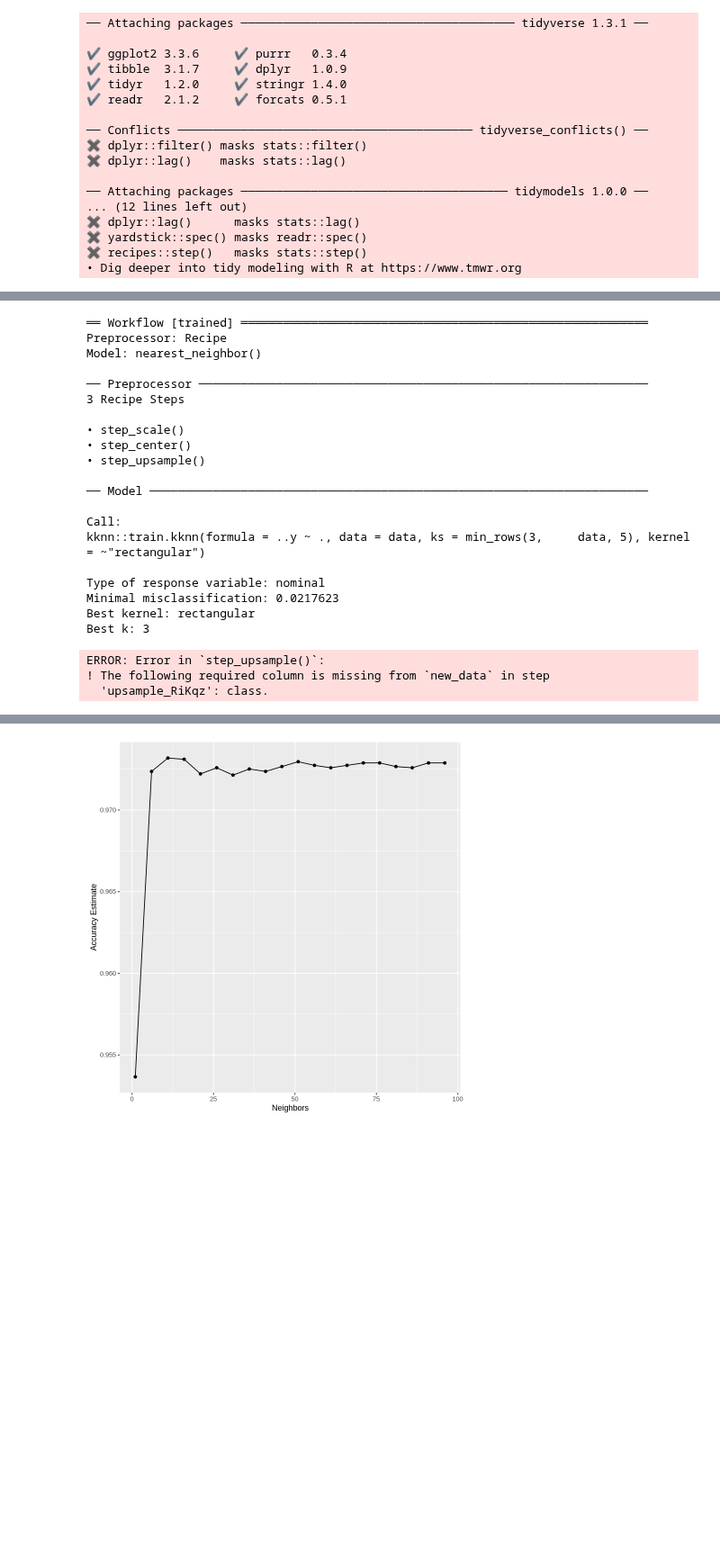
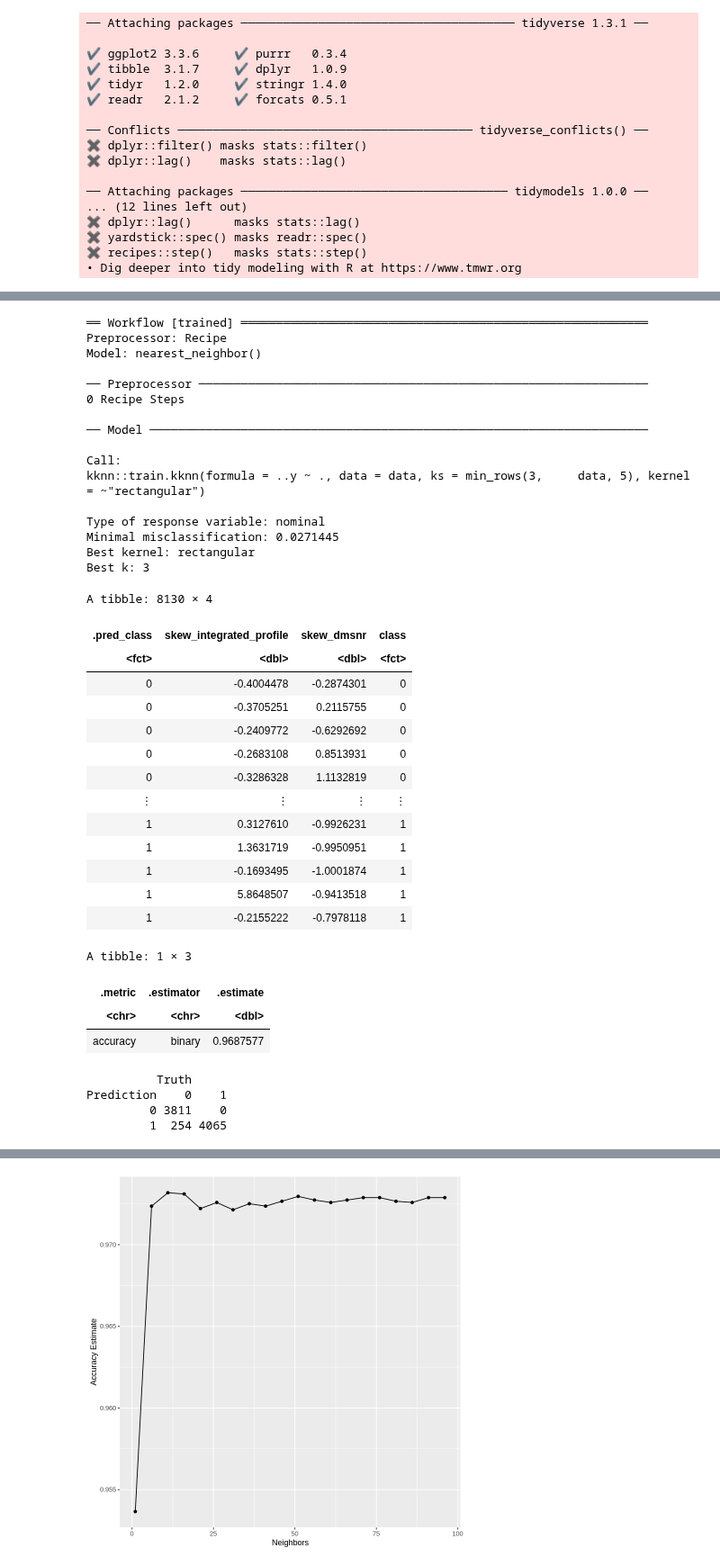
Before and after one commit to nailserverzone/dsci-100-2023w2-group-11, a Jupyter notebook: Final_project.ipynb, the cells around one changed output, grey strips where cells are left out. Shown at 90% size. Cells and saved outputs as stored; diff of their text form; code cells hidden in the pictures; blank space fills up the shorter version.

Commit message:
Fixed the upsample problem.

```diff
--- a/Final_project.ipynb
+++ b/Final_project.ipynb
@@ -111,4 +120,11 @@ A tibble: 2 × 3
 # %%
+set.seed(1)
+pulsar_split <- initial_split(standardized_pulsar, prop = 0.75, strata = class)
+pulsar_train <- training(pulsar_split)
+pulsar_test <- testing(pulsar_split)
+
+pulsar_recipe <- recipe(class ~ skew_integrated_profile + skew_dmsnr, data = standardized_pulsar)
+
 knn_spec <- nearest_neighbor(weight_func = "rectangular", neighbors = 3) |>
     set_engine("kknn") |>
     set_mode("classification")
@@ -119,42 +135,57 @@ pulsar_fit <- workflow() |>
     fit(data = pulsar_train)
 pulsar_fit
 
 pulsar_test_predictions <- predict(pulsar_fit, pulsar_test) |>
     bind_cols(pulsar_test)
 pulsar_test_predictions
 
 pulsar_prediction_accuracy <- pulsar_test_predictions |>
     metrics(truth = class, estimate = .pred_class) |>
     filter(.metric == "accuracy")
 pulsar_prediction_accuracy
 
 confusion <- pulsar_test_predictions |>
     conf_mat(truth = class, estimate = .pred_class)
 confusion
 # %% [output]
 ══ Workflow [trained] ══════════════════════════════════════════════════════════
 Preprocessor: Recipe
 Model: nearest_neighbor()
 
 ── Preprocessor ────────────────────────────────────────────────────────────────
-3 Recipe Steps
-
-• step_scale()
-• step_center()
-• step_upsample()
+0 Recipe Steps
 
 ── Model ───────────────────────────────────────────────────────────────────────
 
 Call:
 kknn::train.kknn(formula = ..y ~ ., data = data, ks = min_rows(3,     data, 5), kernel = ~"rectangular")
 
 Type of response variable: nominal
-Minimal misclassification: 0.0217623
+Minimal misclassification: 0.0271445
 Best kernel: rectangular
 Best k: 3
-ERROR: Error in `step_upsample()`:
-! The following required column is missing from `new_data` in step
-  'upsample_RiKqz': class.
+A tibble: 8130 × 4
+| .pred_class | skew_integrated_profile | skew_dmsnr | class |
+| <fct> | <dbl> | <dbl> | <fct> |
+| 0 | -0.4004478 | -0.2874301 | 0 |
+| 0 | -0.3705251 | 0.2115755 | 0 |
+| 0 | -0.2409772 | -0.6292692 | 0 |
+| 0 | -0.2683108 | 0.8513931 | 0 |
+| 0 | -0.3286328 | 1.1132819 | 0 |
+| ⋮ | ⋮ | ⋮ | ⋮ |
+| 1 | 0.3127610 | -0.9926231 | 1 |
+| 1 | 1.3631719 | -0.9950951 | 1 |
+| 1 | -0.1693495 | -1.0001874 | 1 |
+| 1 | 5.8648507 | -0.9413518 | 1 |
+| 1 | -0.2155222 | -0.7978118 | 1 |
+A tibble: 1 × 3
+| .metric | .estimator | .estimate |
+| <chr> | <chr> | <dbl> |
+| accuracy | binary | 0.9687577 |
+          Truth
+Prediction    0    1
+         0 3811    0
+         1  254 4065
 # %%
 #10 fold cross validation
 pulsar_vfold <- vfold_cv(pulsar_train, v = 10, strata = class)
```
Also changed, not shown: parts of 2 cells of this notebook.
